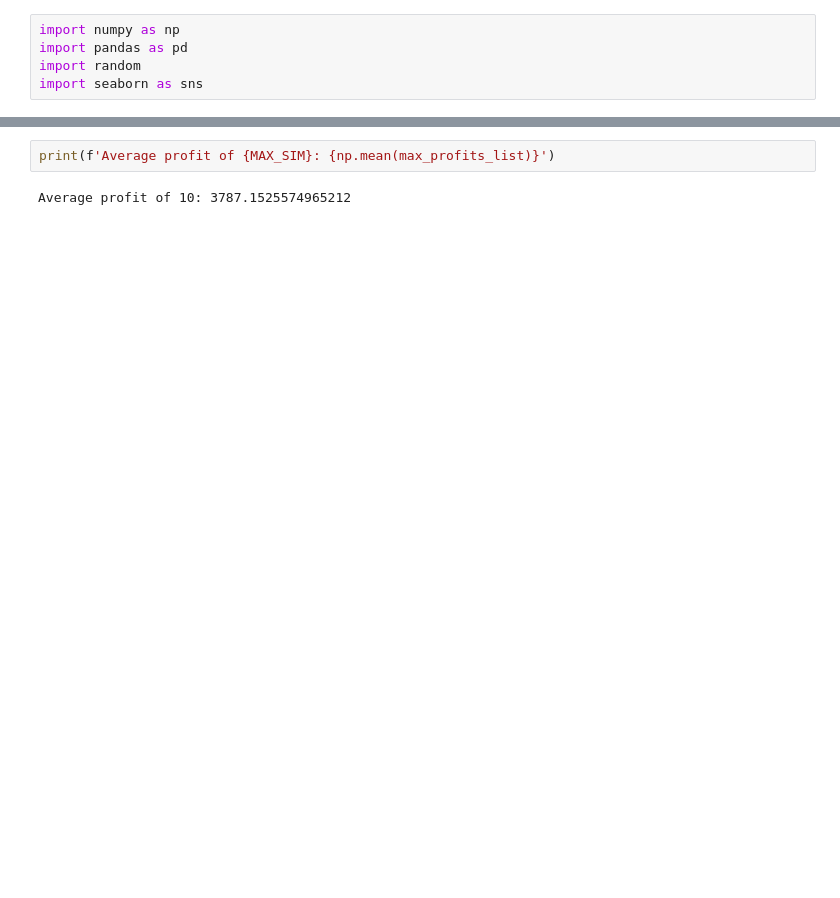
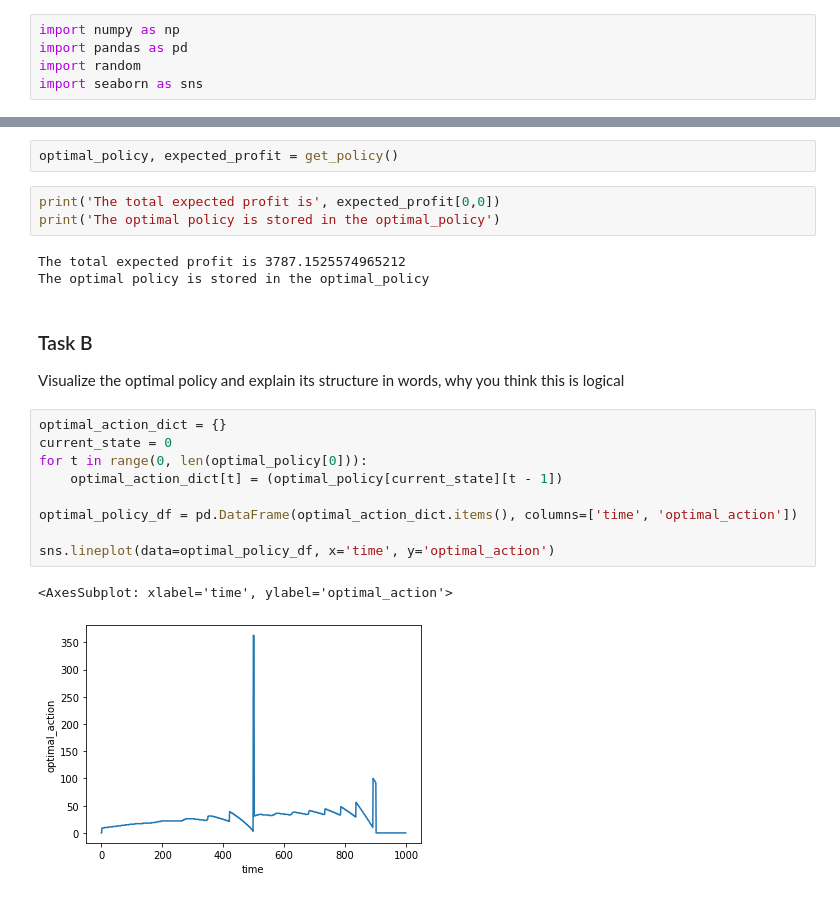
Before and after one commit to pshreyasv100/dprl_assignment_1, a Jupyter notebook: item_inventory_assignment copy.ipynb, the cells around one changed output, grey strips where cells are left out. Saved outputs shown, nothing was run; the diff lists cells and outputs as text; blank space fills up the shorter version.

```diff
--- a/item_inventory_assignment copy.ipynb
+++ b/item_inventory_assignment copy.ipynb
@@ -140,4 +67,23 @@ lost_sale_df = pd.concat(lost_sale_list)
-# %%
-print(f'Average profit of {MAX_SIM}: {np.mean(max_profits_list)}')
-# %% [output]
-Average profit of 10: 3787.1525574965212
+# %%
+optimal_policy, expected_profit = get_policy()
+# %%
+print('The total expected profit is', expected_profit[0,0])
+print('The optimal policy is stored in the optimal_policy')
+# %% [output]
+The total expected profit is 3787.1525574965212
+The optimal policy is stored in the optimal_policy
+# %% [markdown]
+### Task B
+Visualize the optimal policy and explain its structure in words, why you think this is logical
+# %%
+optimal_action_dict = {}
+current_state = 0
+for t in range(0, len(optimal_policy[0])):
+    optimal_action_dict[t] = (optimal_policy[current_state][t - 1])
+
+optimal_policy_df = pd.DataFrame(optimal_action_dict.items(), columns=['time', 'optimal_action'])
+
+sns.lineplot(data=optimal_policy_df, x='time', y='optimal_action')
+# %% [output]
+<AxesSubplot: xlabel='time', ylabel='optimal_action'>
+[figure, added]
```
Also changed, not shown: parts of 11 cells of this notebook.
